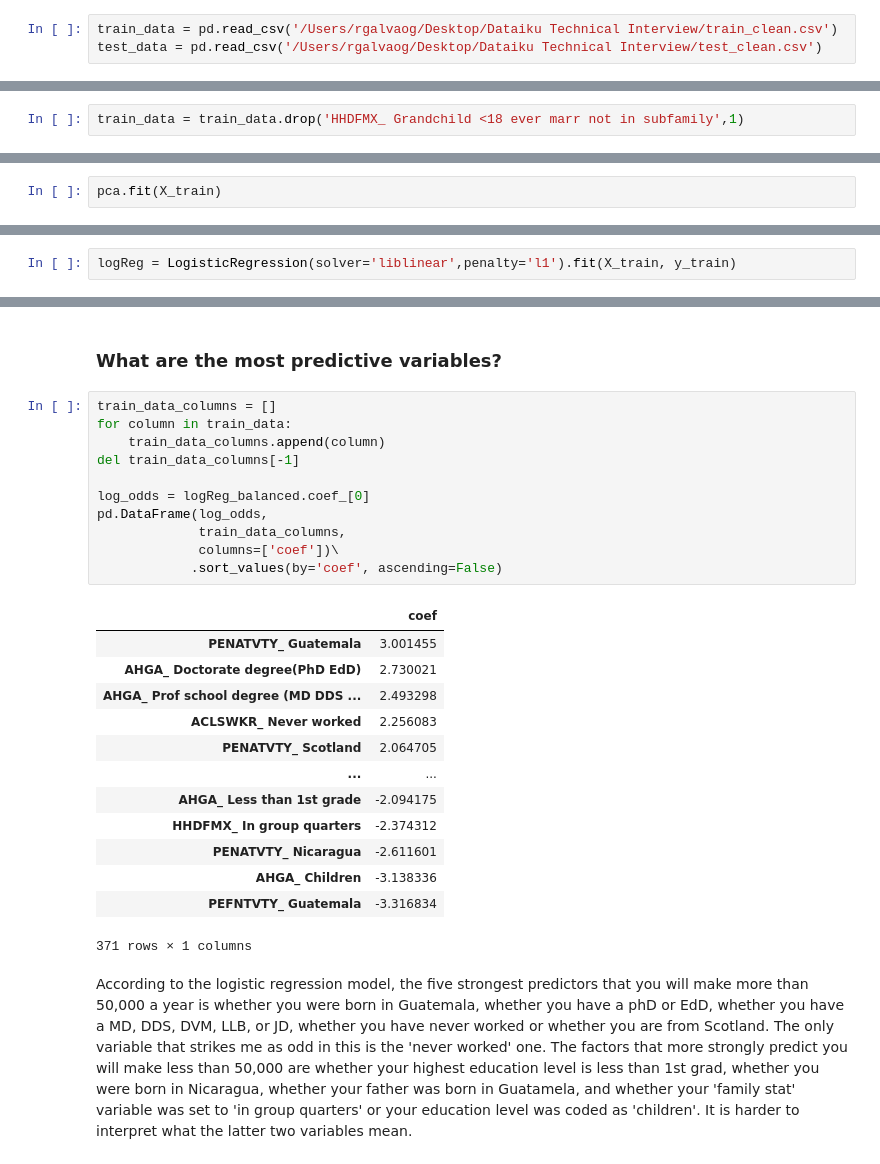
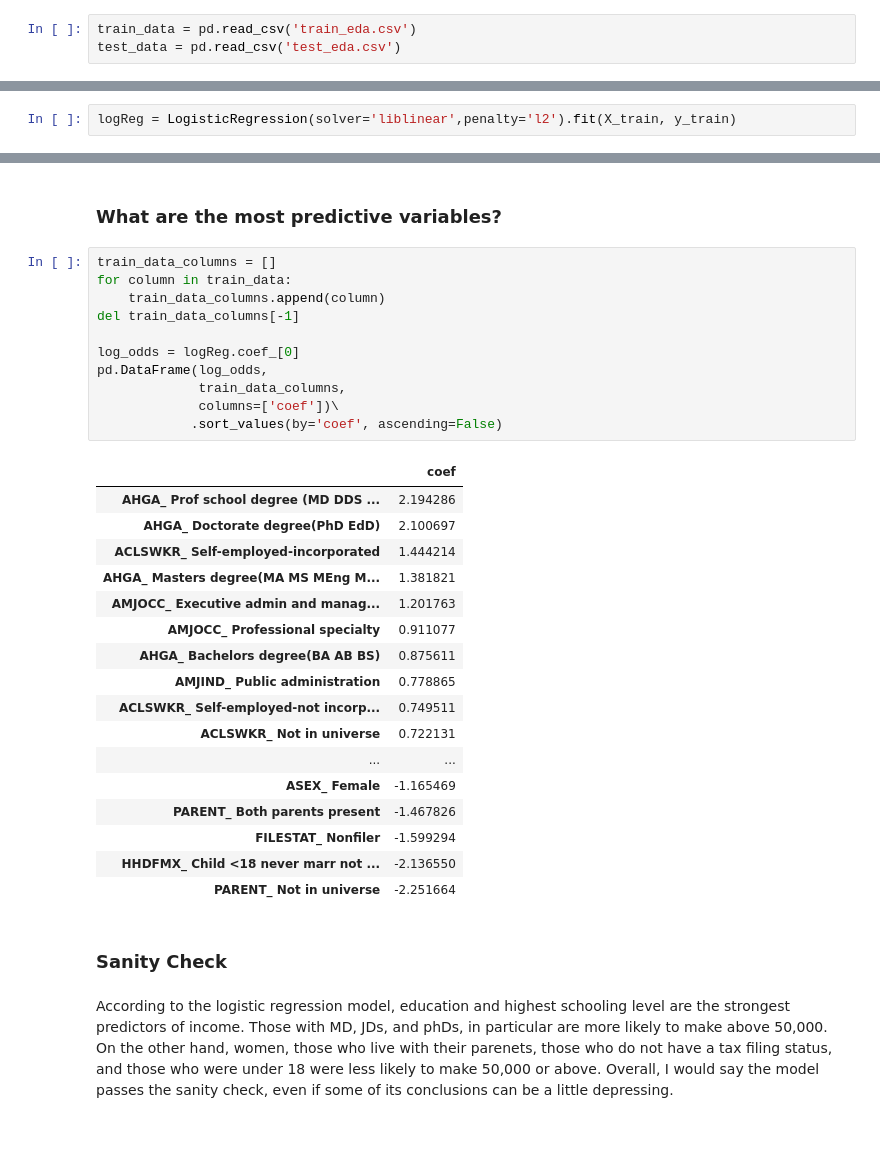
Before and after one commit to rgalvaog/Income_Prediction_Census_ML, a Jupyter notebook: models.ipynb, the cells around one changed output, grey strips where cells are left out. Cells and saved outputs as stored; diff of their text form; blank space fills up the shorter version.

```diff
--- a/models.ipynb
+++ b/models.ipynb
@@ -22,5 +22,5 @@ from sklearn import metrics
 # %% [markdown]
 ## Import Data
 # %%
-train_data = pd.read_csv('/Users/rgalvaog/Desktop/Dataiku Technical Interview/train_clean.csv')
-test_data = pd.read_csv('/Users/rgalvaog/Desktop/Dataiku Technical Interview/test_clean.csv')
+train_data = pd.read_csv('train_eda.csv')
+test_data = pd.read_csv('test_eda.csv')
@@ -51,2 +26,0 @@ list(set(train_colnames) - set(test_colnames))
-# %%
-train_data = train_data.drop('HHDFMX_ Grandchild <18 ever marr not in subfamily',1)
@@ -73,2 +36,0 @@ pca = PCA(100)
-# %%
-pca.fit(X_train)
@@ -112,5 +59,5 @@ l2 0.9527475391431607
 # %%
-logReg = LogisticRegression(solver='liblinear',penalty='l1').fit(X_train, y_train)
+logReg = LogisticRegression(solver='liblinear',penalty='l2').fit(X_train, y_train)
 # %% [markdown]
 ### Accuracy
 # %% [markdown]
@@ -208,27 +143,33 @@ Discussion: even though the overall accuracy is smaller, I would pick the second
 # %%
 train_data_columns = []
 for column in train_data:
     train_data_columns.append(column)
 del train_data_columns[-1]
 
-log_odds = logReg_balanced.coef_[0]
+log_odds = logReg.coef_[0]
 pd.DataFrame(log_odds,
              train_data_columns,
              columns=['coef'])\
             .sort_values(by='coef', ascending=False)
 # %% [output]
 |  | coef |
-| PENATVTY_ Guatemala | 3.001455 |
-| AHGA_ Doctorate degree(PhD EdD) | 2.730021 |
-| AHGA_ Prof school degree (MD DDS ... | 2.493298 |
-| ACLSWKR_ Never worked | 2.256083 |
-| PENATVTY_ Scotland | 2.064705 |
+| AHGA_ Prof school degree (MD DDS ... | 2.194286 |
+| AHGA_ Doctorate degree(PhD EdD) | 2.100697 |
+| ACLSWKR_ Self-employed-incorporated | 1.444214 |
+| AHGA_ Masters degree(MA MS MEng M... | 1.381821 |
+| AMJOCC_ Executive admin and manag... | 1.201763 |
+| AMJOCC_ Professional specialty | 0.911077 |
+| AHGA_ Bachelors degree(BA AB BS) | 0.875611 |
+| AMJIND_ Public administration | 0.778865 |
+| ACLSWKR_ Self-employed-not incorp... | 0.749511 |
+| ACLSWKR_ Not in universe | 0.722131 |
 | ... | ... |
-| AHGA_ Less than 1st grade | -2.094175 |
-| HHDFMX_ In group quarters | -2.374312 |
-| PENATVTY_ Nicaragua | -2.611601 |
-| AHGA_ Children | -3.138336 |
-| PEFNTVTY_ Guatemala | -3.316834 |
+| ASEX_ Female | -1.165469 |
+| PARENT_ Both parents present | -1.467826 |
+| FILESTAT_ Nonfiler | -1.599294 |
+| HHDFMX_ Child <18 never marr not ... | -2.136550 |
+| PARENT_ Not in universe | -2.251664 |
-371 rows × 1 columns
+# %% [markdown]
+### Sanity Check
 # %% [markdown]
-According to the logistic regression model, the five strongest predictors that you will make more than 50,000 a year is whether you were born in Guatemala, whether you have a phD or EdD, whether you have a MD, DDS, DVM, LLB, or JD, whether you have never worked or whether you are from Scotland. The only variable that strikes me as odd in this is the 'never worked' one. The factors that more strongly predict you will make less than 50,000 are whether your highest education level is less than 1st grad, whether you were born in Nicaragua, whether your father was born in Guatamela, and whether your 'family stat' variable was set to 'in group quarters' or your education level was coded as 'children'. It is harder to interpret what the latter two variables mean.
+According to the logistic regression model, education and highest schooling level are the strongest predictors of income. Those with MD, JDs, and phDs, in particular are more likely to make above 50,000. On the other hand, women, those who live with their parenets, those who do not have a tax filing status, and those who were under 18 were less likely to make 50,000 or above. Overall, I would say the model passes the sanity check, even if some of its conclusions can be a little depressing.
```
Also changed, not shown: parts of 26 cells of this notebook, 1 other file.
